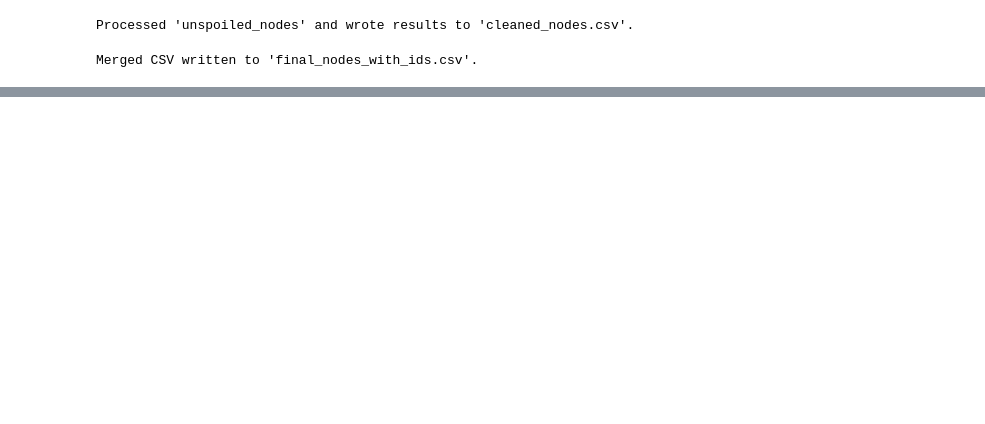
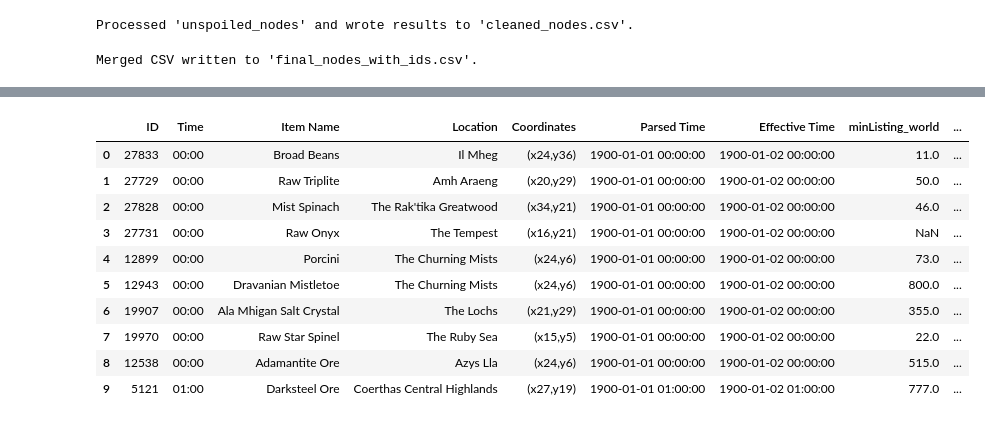
Before and after one commit to Qyrnore/tanuki-notebooks, a Jupyter notebook: timed_nodes.ipynb, the cells around one changed output, grey strips where cells are left out. Cells and saved outputs as stored; diff of their text form; code cells hidden in the pictures; blank space fills up the shorter version.

```diff
--- a/timed_nodes.ipynb
+++ b/timed_nodes.ipynb
@@ -211,0 +436,24 @@ Items scheduled in the next 24 hours:
+# %%
+import pandas as pd
+from IPython.display import display
+
+# Read the final CSV with market data.
+df_market = pd.read_csv("final_nodes_with_ids_market.csv")
+
+# Ensure we only display rows that do NOT have "Rarefied" in the Item Name.
+df_market_filtered = df_market[~df_market["Item Name"].str.contains("Rarefied", case=False, na=False)]
+
+# Display the filtered DataFrame.
+display(df_market_filtered)
+# %% [output]
+|  | ID | Time | Item Name | Location | Coordinates | Parsed Time | Effective Time | minListing_world | ... |
+| 0 | 27833 | 00:00 | Broad Beans | Il Mheg | (x24,y36) | 1900-01-01 00:00:00 | 1900-01-02 00:00:00 | 11.0 | ... |
+| 1 | 27729 | 00:00 | Raw Triplite | Amh Araeng | (x20,y29) | 1900-01-01 00:00:00 | 1900-01-02 00:00:00 | 50.0 | ... |
+| 2 | 27828 | 00:00 | Mist Spinach | The Rak'tika Greatwood | (x34,y21) | 1900-01-01 00:00:00 | 1900-01-02 00:00:00 | 46.0 | ... |
+| 3 | 27731 | 00:00 | Raw Onyx | The Tempest | (x16,y21) | 1900-01-01 00:00:00 | 1900-01-02 00:00:00 | NaN | ... |
+| 4 | 12899 | 00:00 | Porcini | The Churning Mists | (x24,y6) | 1900-01-01 00:00:00 | 1900-01-02 00:00:00 | 73.0 | ... |
+| 5 | 12943 | 00:00 | Dravanian Mistletoe | The Churning Mists | (x24,y6) | 1900-01-01 00:00:00 | 1900-01-02 00:00:00 | 800.0 | ... |
+| 6 | 19907 | 00:00 | Ala Mhigan Salt Crystal | The Lochs | (x21,y29) | 1900-01-01 00:00:00 | 1900-01-02 00:00:00 | 355.0 | ... |
+| 7 | 19970 | 00:00 | Raw Star Spinel | The Ruby Sea | (x15,y5) | 1900-01-01 00:00:00 | 1900-01-02 00:00:00 | 22.0 | ... |
+| 8 | 12538 | 00:00 | Adamantite Ore | Azys Lla | (x24,y6) | 1900-01-01 00:00:00 | 1900-01-02 00:00:00 | 515.0 | ... |
+| 9 | 5121 | 01:00 | Darksteel Ore | Coerthas Central Highlands | (x27,y19) | 1900-01-01 01:00:00 | 1900-01-02 01:00:00 | 777.0 | ... |
```
Also changed, not shown: parts of 4 cells of this notebook, 1 other file.
